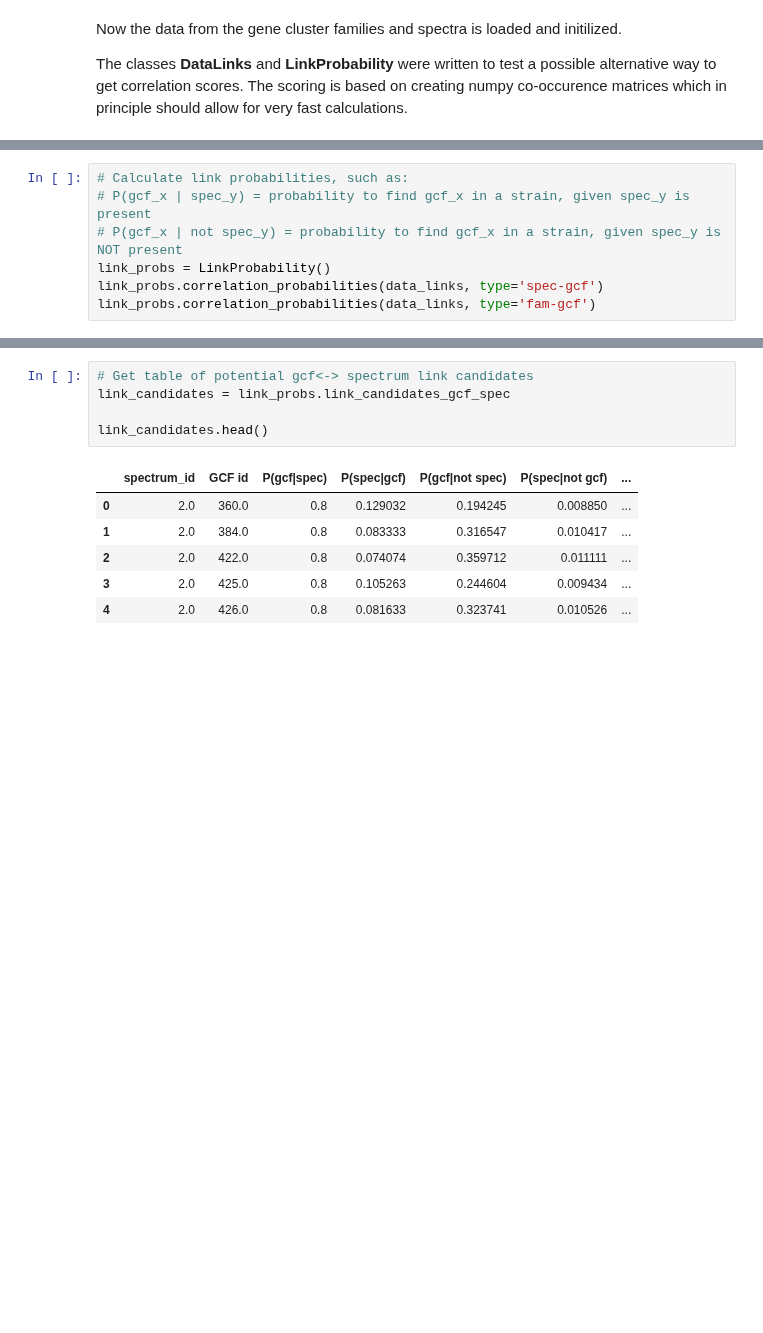
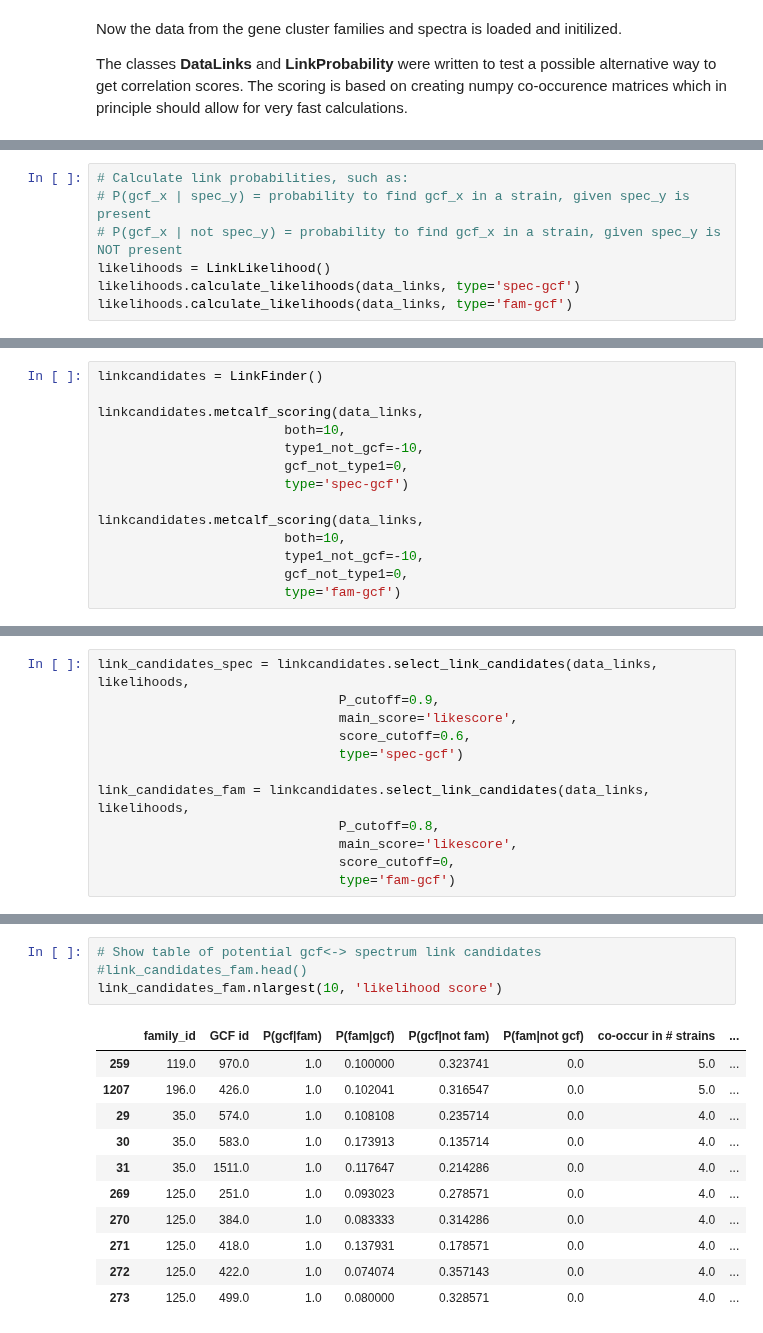
Before and after one commit to NPLinker/nplinker, a Jupyter notebook: prototype/nplinker_correlation_probabilities.ipynb, the cells around one changed output, grey strips where cells are left out. Saved outputs shown, nothing was run; the diff lists cells and outputs as text; blank space fills up the shorter version.

```diff
--- a/prototype/nplinker_correlation_probabilities.ipynb
+++ b/prototype/nplinker_correlation_probabilities.ipynb
@@ -82,7 +83,7 @@ Calculating correlation matrices of type:  fam-gcf
 # Calculate link probabilities, such as:
 # P(gcf_x | spec_y) = probability to find gcf_x in a strain, given spec_y is present
 # P(gcf_x | not spec_y) = probability to find gcf_x in a strain, given spec_y is NOT present
-link_probs = LinkProbability()
-link_probs.correlation_probabilities(data_links, type='spec-gcf')
-link_probs.correlation_probabilities(data_links, type='fam-gcf')
+likelihoods = LinkLikelihood()
+likelihoods.calculate_likelihoods(data_links, type='spec-gcf')
+likelihoods.calculate_likelihoods(data_links, type='fam-gcf')
 # %% [output]
@@ -100,0 +96,14 @@ link_probs.select_link_candidates(data_links, P_cutoff = 0.8, score_cutoff=0.5,
+# %%
+linkcandidates = LinkFinder()
+
+linkcandidates.metcalf_scoring(data_links,
+                        both=10,
+                        type1_not_gcf=-10,
+                        gcf_not_type1=0,
+                        type='spec-gcf')
+
+linkcandidates.metcalf_scoring(data_links,
+                        both=10,
+                        type1_not_gcf=-10,
+                        gcf_not_type1=0,
+                        type='fam-gcf')
@@ -100,0 +130,12 @@ link_probs.select_link_candidates(data_links, P_cutoff = 0.8, score_cutoff=0.5,
+# %%
+link_candidates_spec = linkcandidates.select_link_candidates(data_links, likelihoods,
+                               P_cutoff=0.9,
+                               main_score='likescore',
+                               score_cutoff=0.6,
+                               type='spec-gcf')
+
+link_candidates_fam = linkcandidates.select_link_candidates(data_links, likelihoods,
+                               P_cutoff=0.8,
+                               main_score='likescore',
+                               score_cutoff=0,
+                               type='fam-gcf')
@@ -101,12 +147,16 @@ link_probs.select_link_candidates(data_links, P_cutoff = 0.8, score_cutoff=0.5,
 # %%
-# Get table of potential gcf<-> spectrum link candidates
-link_candidates = link_probs.link_candidates_gcf_spec
-
-link_candidates.head()
+# Show table of potential gcf<-> spectrum link candidates
+#link_candidates_fam.head()
+link_candidates_fam.nlargest(10, 'likelihood score')
 # %% [output]
-|  | spectrum_id | GCF id | P(gcf|spec) | P(spec|gcf) | P(gcf|not spec) | P(spec|not gcf) | ... |
-| 0 | 2.0 | 360.0 | 0.8 | 0.129032 | 0.194245 | 0.008850 | ... |
-| 1 | 2.0 | 384.0 | 0.8 | 0.083333 | 0.316547 | 0.010417 | ... |
-| 2 | 2.0 | 422.0 | 0.8 | 0.074074 | 0.359712 | 0.011111 | ... |
-| 3 | 2.0 | 425.0 | 0.8 | 0.105263 | 0.244604 | 0.009434 | ... |
-| 4 | 2.0 | 426.0 | 0.8 | 0.081633 | 0.323741 | 0.010526 | ... |
+|  | family_id | GCF id | P(gcf|fam) | P(fam|gcf) | P(gcf|not fam) | P(fam|not gcf) | co-occur in # strains | ... |
+| 259 | 119.0 | 970.0 | 1.0 | 0.100000 | 0.323741 | 0.0 | 5.0 | ... |
+| 1207 | 196.0 | 426.0 | 1.0 | 0.102041 | 0.316547 | 0.0 | 5.0 | ... |
+| 29 | 35.0 | 574.0 | 1.0 | 0.108108 | 0.235714 | 0.0 | 4.0 | ... |
+| 30 | 35.0 | 583.0 | 1.0 | 0.173913 | 0.135714 | 0.0 | 4.0 | ... |
+| 31 | 35.0 | 1511.0 | 1.0 | 0.117647 | 0.214286 | 0.0 | 4.0 | ... |
+| 269 | 125.0 | 251.0 | 1.0 | 0.093023 | 0.278571 | 0.0 | 4.0 | ... |
+| 270 | 125.0 | 384.0 | 1.0 | 0.083333 | 0.314286 | 0.0 | 4.0 | ... |
+| 271 | 125.0 | 418.0 | 1.0 | 0.137931 | 0.178571 | 0.0 | 4.0 | ... |
+| 272 | 125.0 | 422.0 | 1.0 | 0.074074 | 0.357143 | 0.0 | 4.0 | ... |
+| 273 | 125.0 | 499.0 | 1.0 | 0.080000 | 0.328571 | 0.0 | 4.0 | ... |
```
Also changed, not shown: parts of 20 cells of this notebook, 1 other file.
